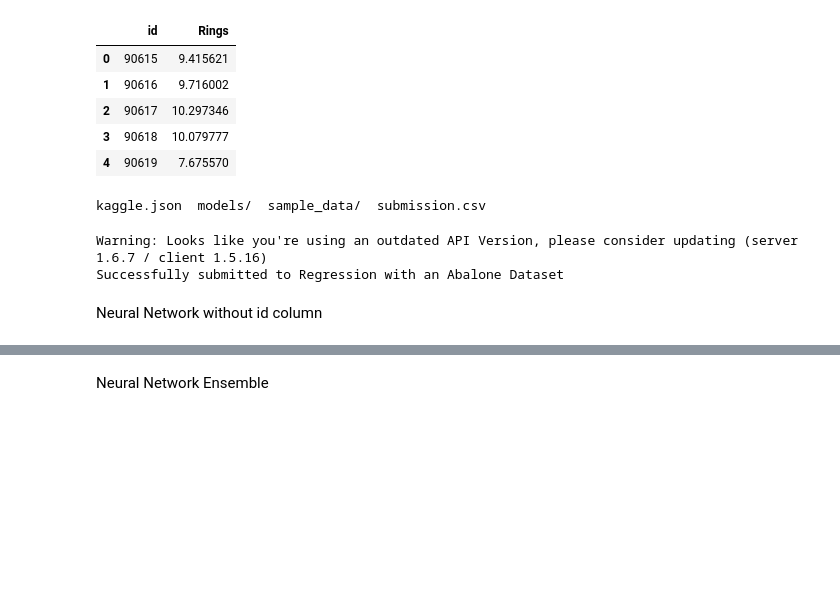
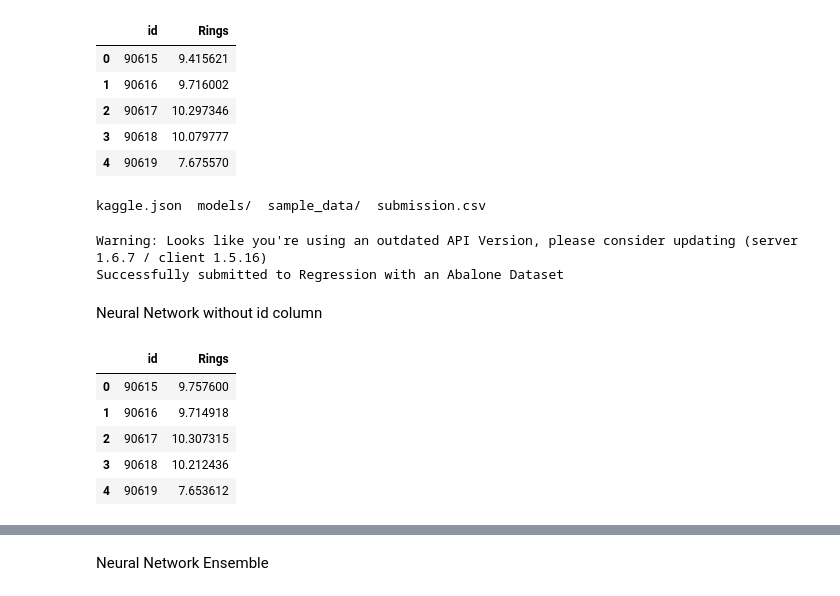
Before and after one commit to rubanzasilva/abalone_age_prediction, a Jupyter notebook: ps_s04e04.ipynb, the cells around one changed output, grey strips where cells are left out. Cells and saved outputs as stored; diff of their text form; code cells hidden in the pictures; blank space fills up the shorter version.

```diff
--- a/ps_s04e04.ipynb
+++ b/ps_s04e04.ipynb
@@ -313,3 +351,19 @@ Warning: Looks like you're using an outdated API Version, please consider updati
 Successfully submitted to Regression with an Abalone Dataset
 # %% [markdown]
 Neural Network without id column
+# %%
+target_preds = nn_preds[0]
+
+test_df['Rings'] = target_preds
+
+test_df.to_csv('submission.csv', columns=['Rings'], index=True, index_label='id')
+
+submission = pd.read_csv('submission.csv')
+submission.head()
+# %% [output]
+|  | id | Rings |
+| 0 | 90615 | 9.757600 |
+| 1 | 90616 | 9.714918 |
+| 2 | 90617 | 10.307315 |
+| 3 | 90618 | 10.212436 |
+| 4 | 90619 | 7.653612 |
```
Also changed, not shown: parts of 43 cells of this notebook.
